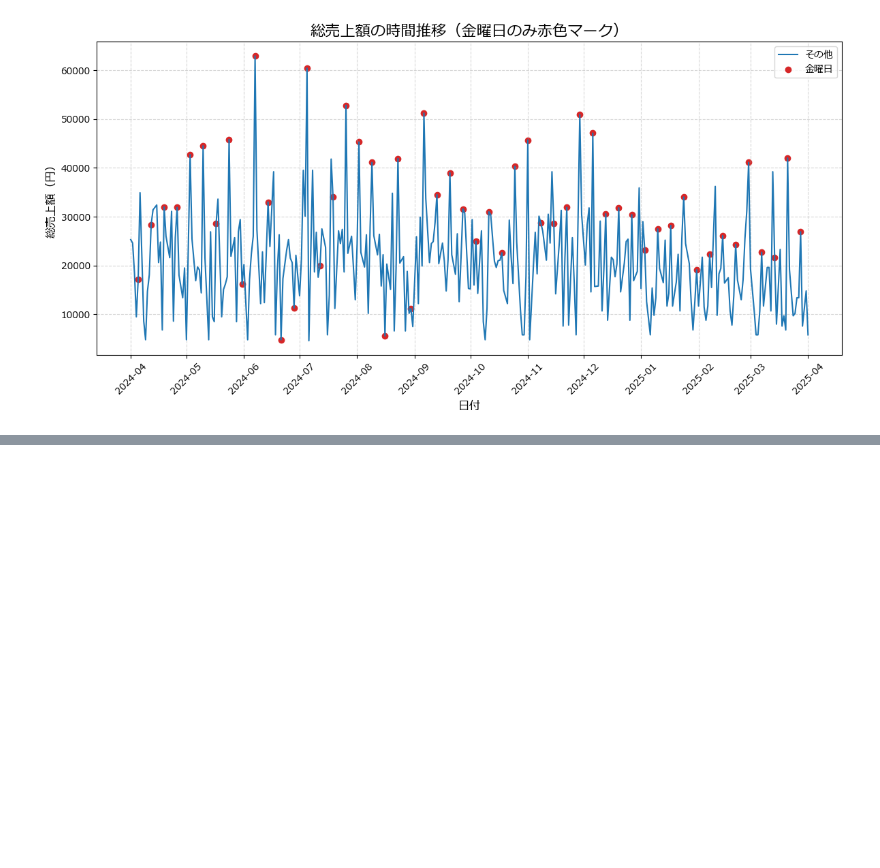
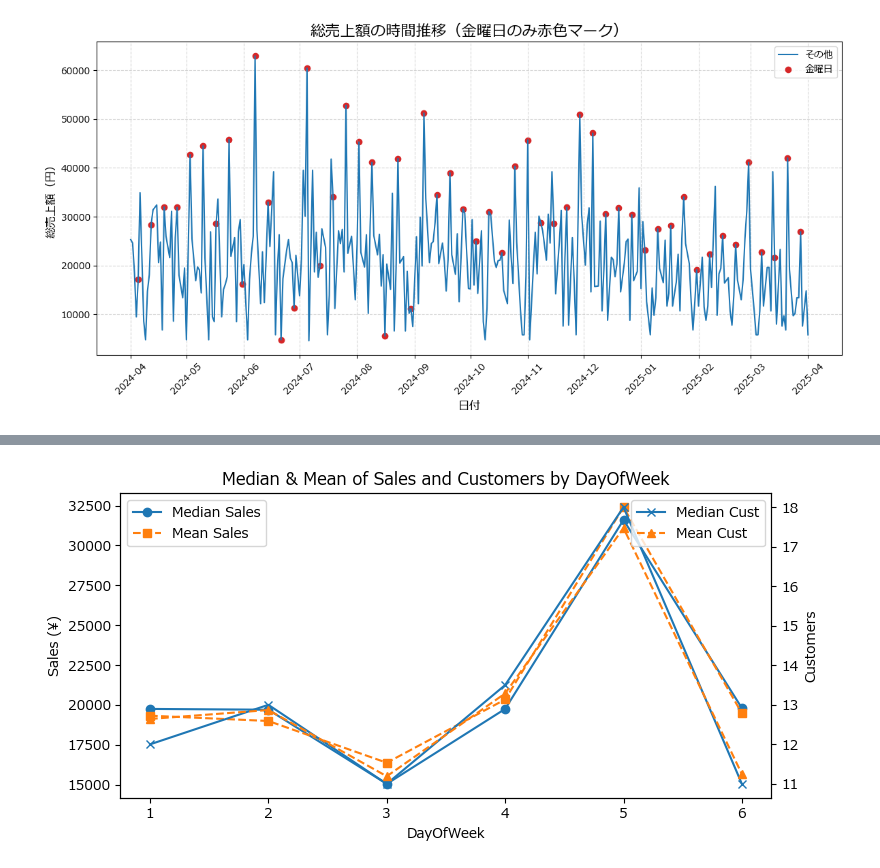
Before and after one commit to AICloud-TeamE/Python-AI, a Jupyter notebook: data_pipeline.ipynb, the cells around one changed output, grey strips where cells are left out. Saved outputs shown, nothing was run; the diff lists cells and outputs as text; code cells hidden in the pictures; blank space fills up the shorter version.

```diff
--- a/data_pipeline.ipynb
+++ b/data_pipeline.ipynb
@@ -766,0 +378,38 @@ Test RMSE: 280060798 円
+# %%
+import pandas as pd
+import matplotlib.pyplot as plt
+
+# 1. 读取数据
+df = pd.read_feather('mergeddf.feather')
+df['日付'] = pd.to_datetime(df['日付'])
+df['DayOfWeek'] = df['日付'].dt.weekday + 1
+
+# 2. 计算中位数和平均数
+grp = df.groupby('DayOfWeek')
+median_sales     = grp['売上合計(円)'].median()
+mean_sales       = grp['売上合計(円)'].mean()
+median_customers = grp['来客数'].median()
+mean_customers   = grp['来客数'].mean()
+
+# 3. 绘图
+fig, ax1 = plt.subplots(figsize=(8, 4))
+
+# 销售额：中位数和平均数
+ax1.plot(median_sales.index, median_sales.values,   marker='o', label='Median Sales')
+ax1.plot(mean_sales.index,   mean_sales.values,     marker='s', linestyle='--', label='Mean Sales')
+ax1.set_xlabel('DayOfWeek')
+ax1.set_ylabel('Sales (¥)')
+ax1.legend(loc='upper left')
+
+# 来客数：中位数和平均数
+ax2 = ax1.twinx()
+ax2.plot(median_customers.index, median_customers.values, marker='x', label='Median Cust')
+ax2.plot(mean_customers.index,   mean_customers.values,   marker='^', linestyle='--', label='Mean Cust')
+ax2.set_ylabel('Customers')
+ax2.legend(loc='upper right')
+
+plt.title('Median & Mean of Sales and Customers by DayOfWeek')
+plt.tight_layout()
+plt.show()
+# %% [output]
+[figure, added]
```
Also changed, not shown: parts of 26 cells of this notebook, 1 other file.
